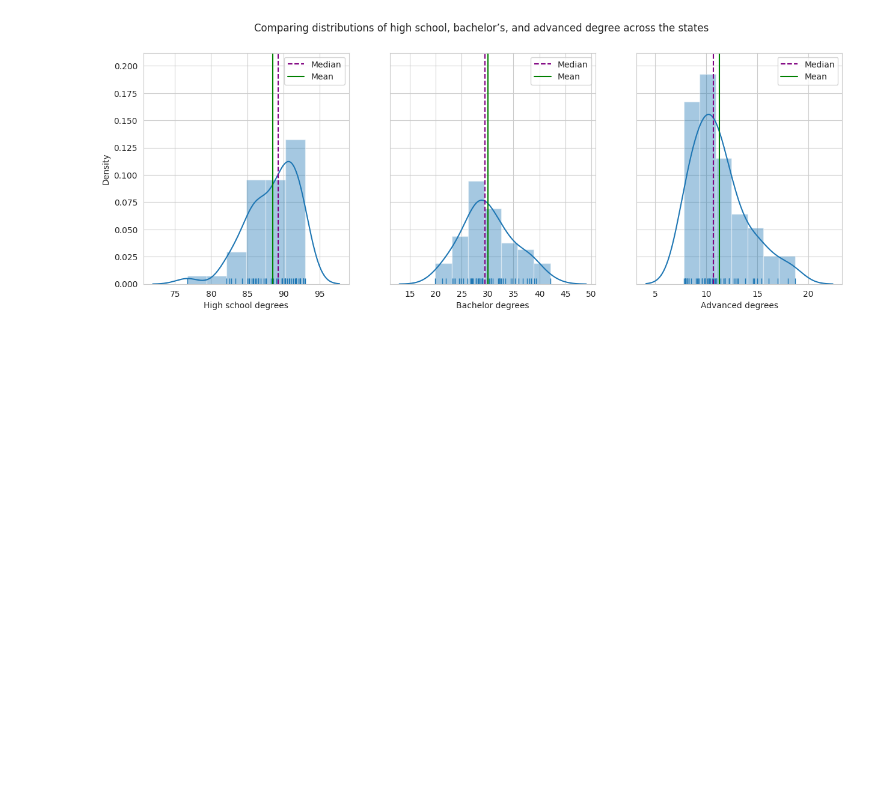
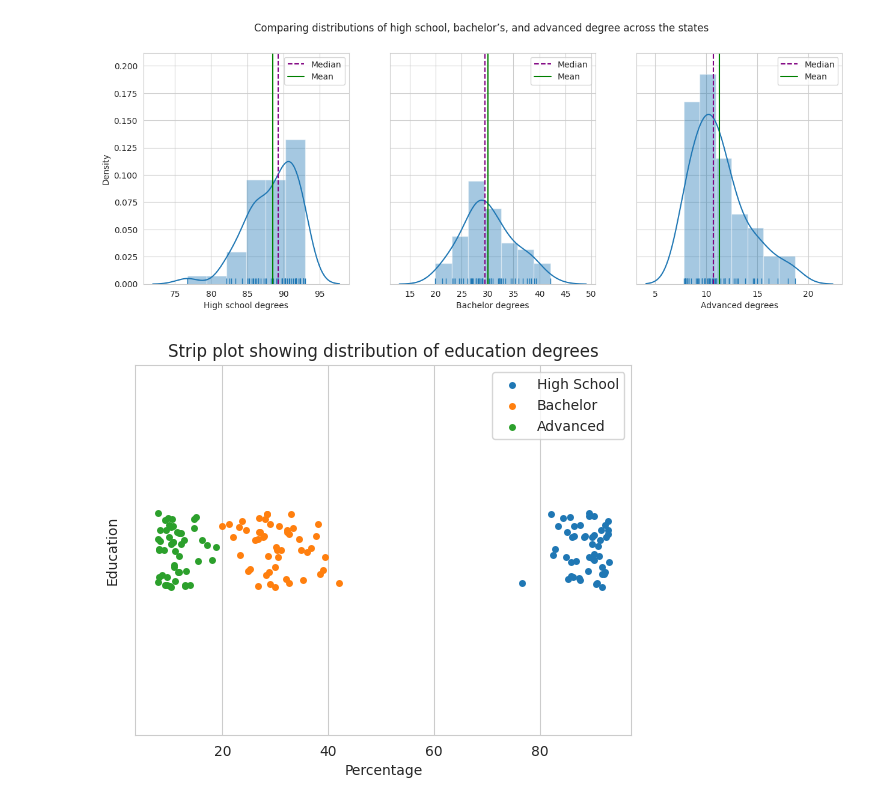
Before and after one commit to pallabee/Demographic-Data-Analysis, a Jupyter notebook: visualize_distributions.ipynb, the cells around one changed output. Cells and saved outputs as stored; diff of their text form; code cells hidden in the pictures; blank space fills up the shorter version.

```diff
--- a/visualize_distributions.ipynb
+++ b/visualize_distributions.ipynb
@@ -134,6 +134,17 @@ axes[2].legend()
 plt.show()
 # %% [output]
 [figure]
+# %%
+fig, ax = plt.subplots()
+sns.stripplot(x= merged_data['HSGradPer'], ax=ax, label="High School")
+sns.stripplot(x= merged_data['BADegPer'], ax=ax, label= "Bachelor")
+sns.stripplot(x= merged_data['AdvDegPer'], ax=ax, label = "Advanced")
+plt.xlabel("Percentage")
+plt.ylabel("Education")
+plt.title("Strip plot showing distribution of education degrees")
+plt.show()
+# %% [output]
+[figure, added]
 # %%
 edu_data = merged_data[['HSGradPer','BADegPer','AdvDegPer']]
 edu_data = edu_data.rename(columns={"HSGradPer": "High School", "BADegPer": "Bachelor","AdvDegPer":"Advanced"})
```
Also changed, not shown: parts of 3 cells of this notebook.
